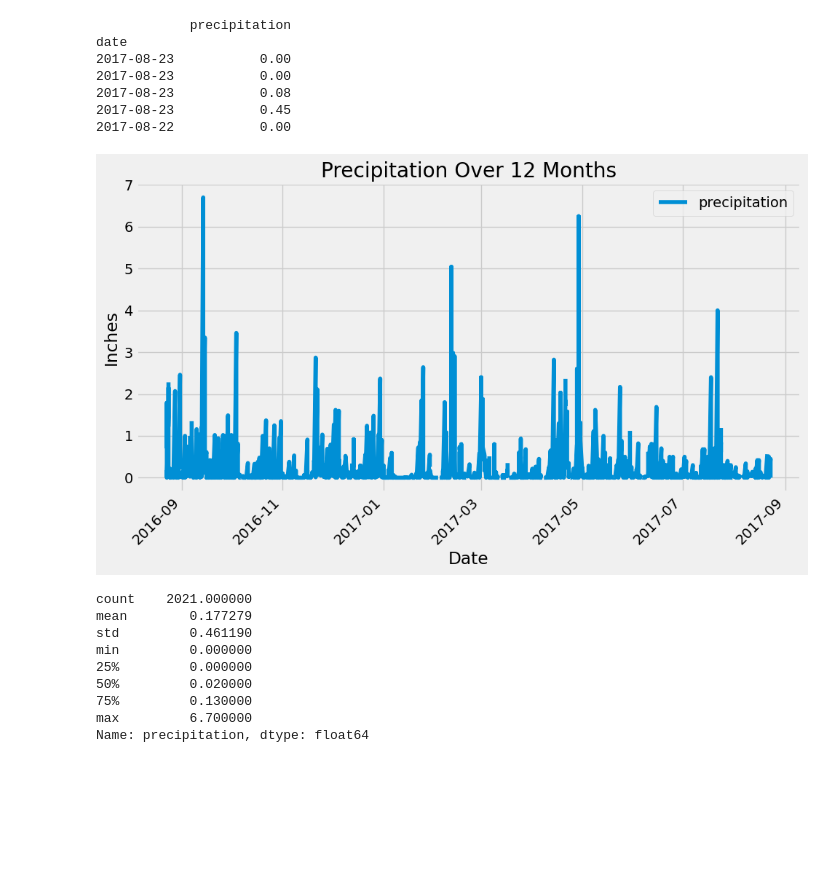
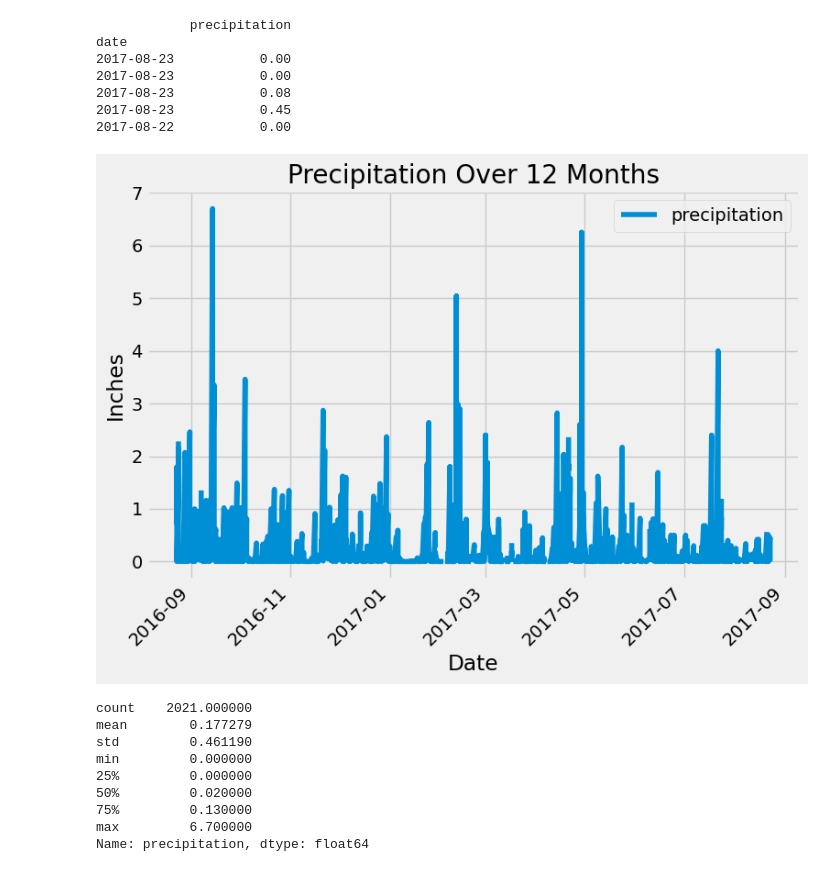
Before and after one commit to Daemch/sqlalchemy_challenge, a Jupyter notebook: Vacation_Exploration/Climate_Analysis.ipynb, the cells around one changed output. Drawn from its saved outputs; the diff is of its cells as text; code cells hidden in the pictures; blank space fills up the shorter version.

```diff
--- a/Vacation_Exploration/Climate_Analysis.ipynb
+++ b/Vacation_Exploration/Climate_Analysis.ipynb
@@ -84,7 +84,9 @@ datetime.date(2016, 8, 23)
 # %%
 
 # Perform a query to retrieve the date and precipitation scores
-percip_values = session.query(Measurement.date, Measurement.prcp).order_by(Measurement.date.desc()).filter(Measurement.date >= ('2016-08-23')).all()
+percip_values = session.query(Measurement.date, Measurement.prcp).order_by(Measurement.date.desc()).\
+    filter(Measurement.date >= ('2016-08-23')).\
+    filter(Measurement.date <= ('2017-08-23')).all()
 # %%
 
 
@@ -105,16 +107,16 @@ date
 # %%
 
 # Use Pandas Plotting with Matplotlib to plot the data
 
-df.plot(figsize=(10, 6))
+df.plot(figsize=(8, 6))
 plt.title('Precipitation Over 12 Months')
 plt.xlabel('Date')
 plt.ylabel('Inches')
 plt.xticks(rotation=45)
 plt.tight_layout()
 plt.show()
 # %% [output]
-[figure, old version]
+[figure, new version]
 # %%
 # Use Pandas to calculate the summary statistics for the precipitation data
 precip_summary_stats = df['precipitation'].describe()
```
Also changed, not shown: parts of 7 cells of this notebook.
